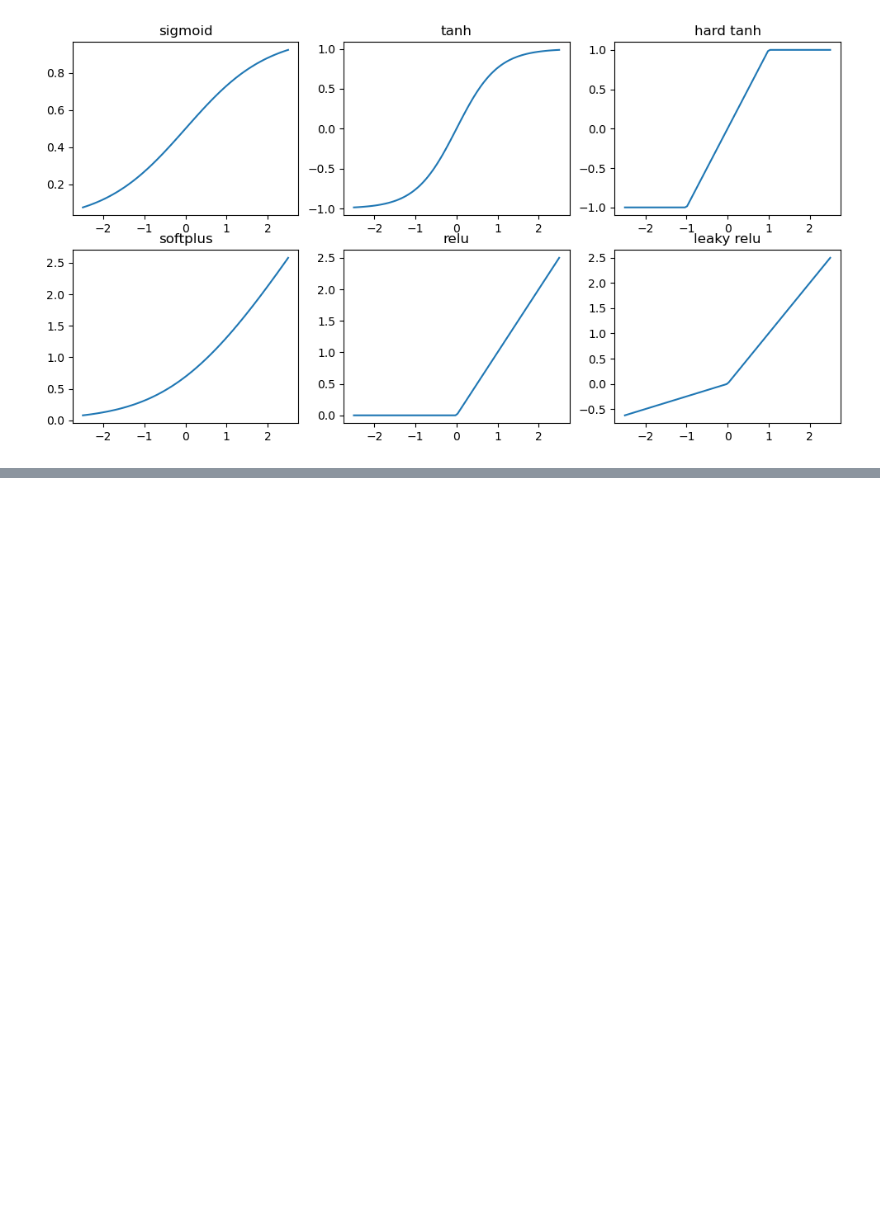
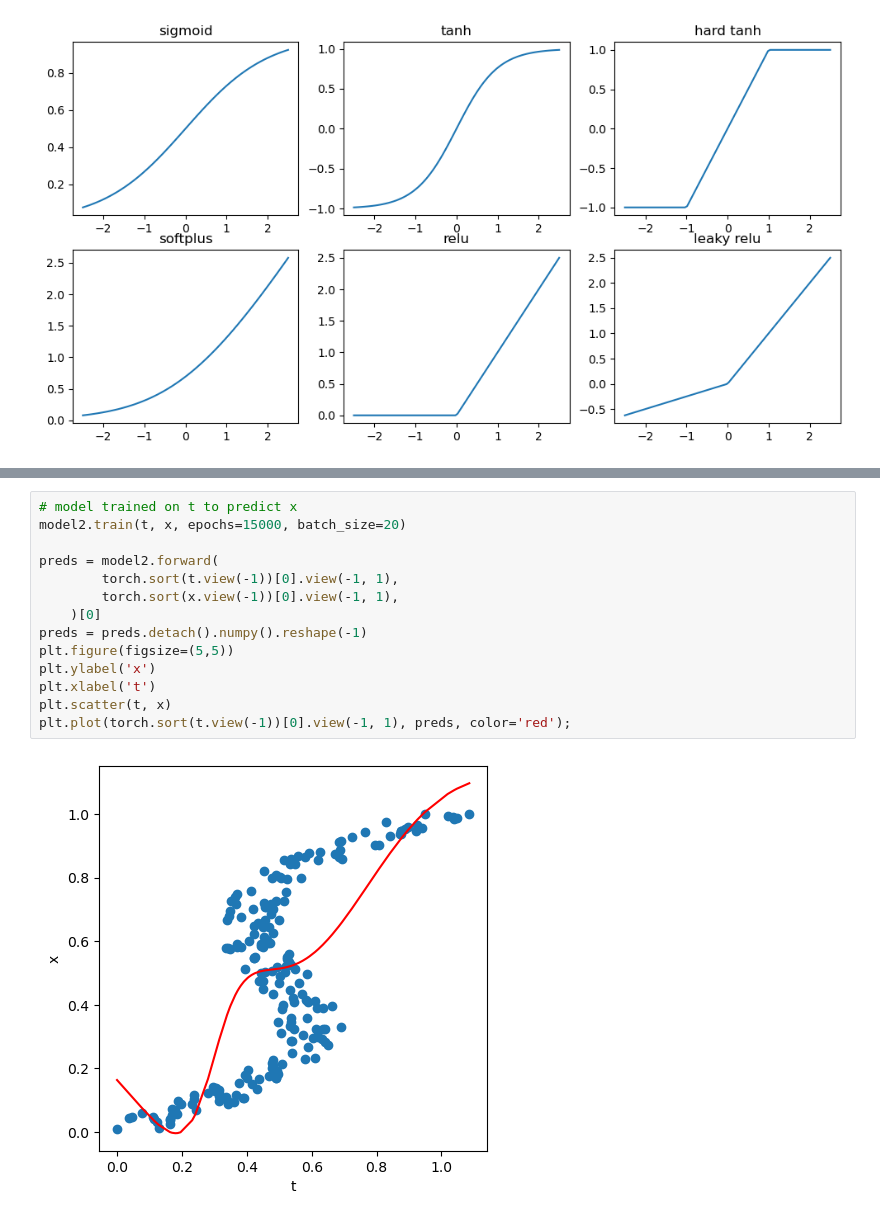
Before and after one commit to BenAF002/data_science, a Jupyter notebook: bishop_dl/ch6_deepNN.ipynb, the cells around one changed output, grey strips where cells are left out. Saved outputs shown, nothing was run; the diff lists cells and outputs as text; blank space fills up the shorter version.

```diff
--- a/bishop_dl/ch6_deepNN.ipynb
+++ b/bishop_dl/ch6_deepNN.ipynb
@@ -134,0 +302,16 @@ plt.show();
+# %%
+# model trained on t to predict x
+model2.train(t, x, epochs=15000, batch_size=20)
+
+preds = model2.forward(
+        torch.sort(t.view(-1))[0].view(-1, 1),
+        torch.sort(x.view(-1))[0].view(-1, 1),
+    )[0]
+preds = preds.detach().numpy().reshape(-1)
+plt.figure(figsize=(5,5))
+plt.ylabel('x')
+plt.xlabel('t')
+plt.scatter(t, x)
+plt.plot(torch.sort(t.view(-1))[0].view(-1, 1), preds, color='red');
+# %% [output]
+[figure, added]
```
Also changed, not shown: parts of 52 cells of this notebook, 5 other files.
